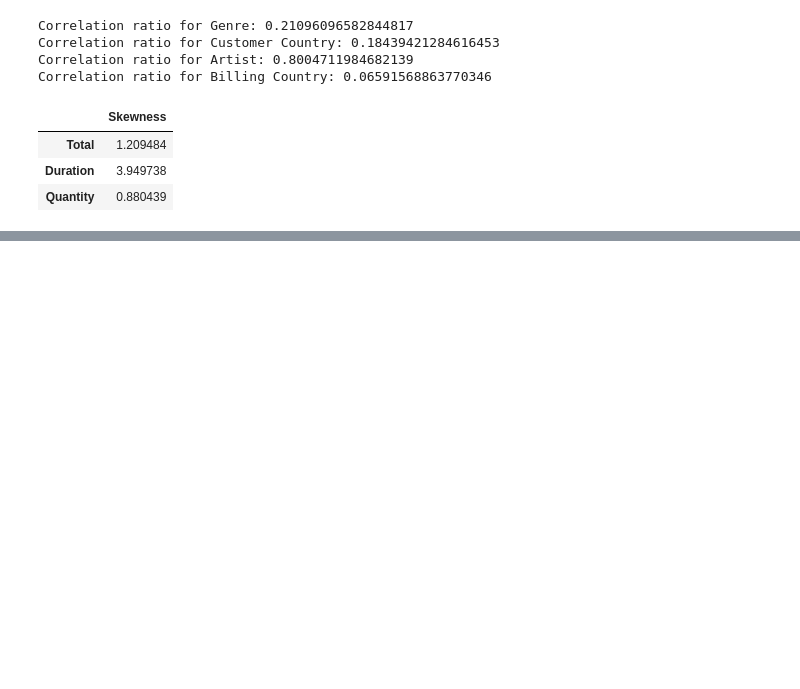
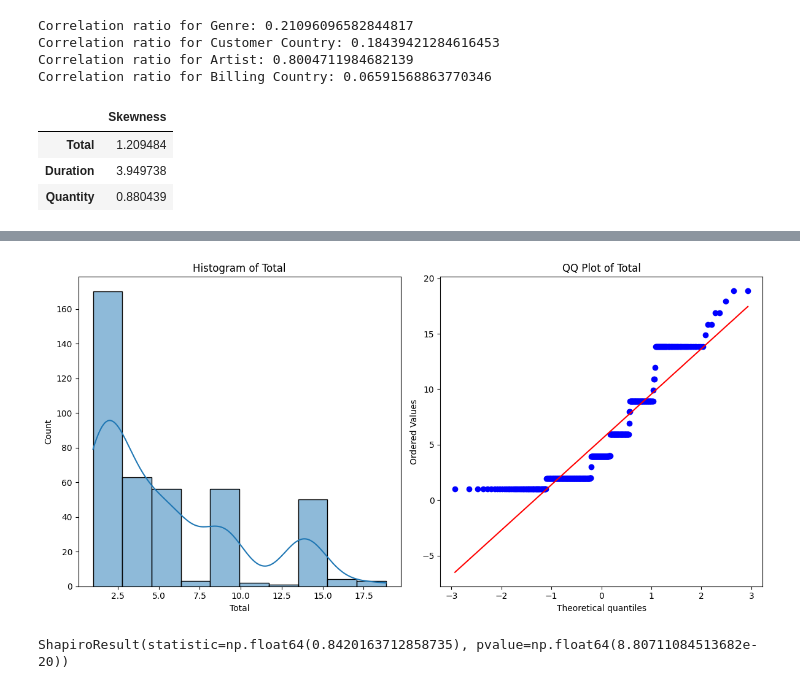
Before and after one commit to fahosseini79/Chinook_project, a Jupyter notebook: Final.ipynb, the cells around one changed output, grey strips where cells are left out. Cells and saved outputs as stored; diff of their text form; code cells hidden in the pictures; blank space fills up the shorter version.

```diff
--- a/Final.ipynb
+++ b/Final.ipynb
@@ -612,0 +663,11 @@ Skewness
+# %%
+invoice['Total_zscore'] = zscore(invoice['Total'])
+
+total_outliers = invoice[np.abs(invoice['Total_zscore']) > 3]
+
+no_outliers = invoice[np.abs(invoice['Total_zscore']) <= 3]
+
+check_normality(no_outliers, 'Total')
+# %% [output]
+[figure, added]
+ShapiroResult(statistic=np.float64(0.8420163712858735), pvalue=np.float64(8.80711084513682e-20))
```
Also changed, not shown: parts of 4 cells of this notebook.
